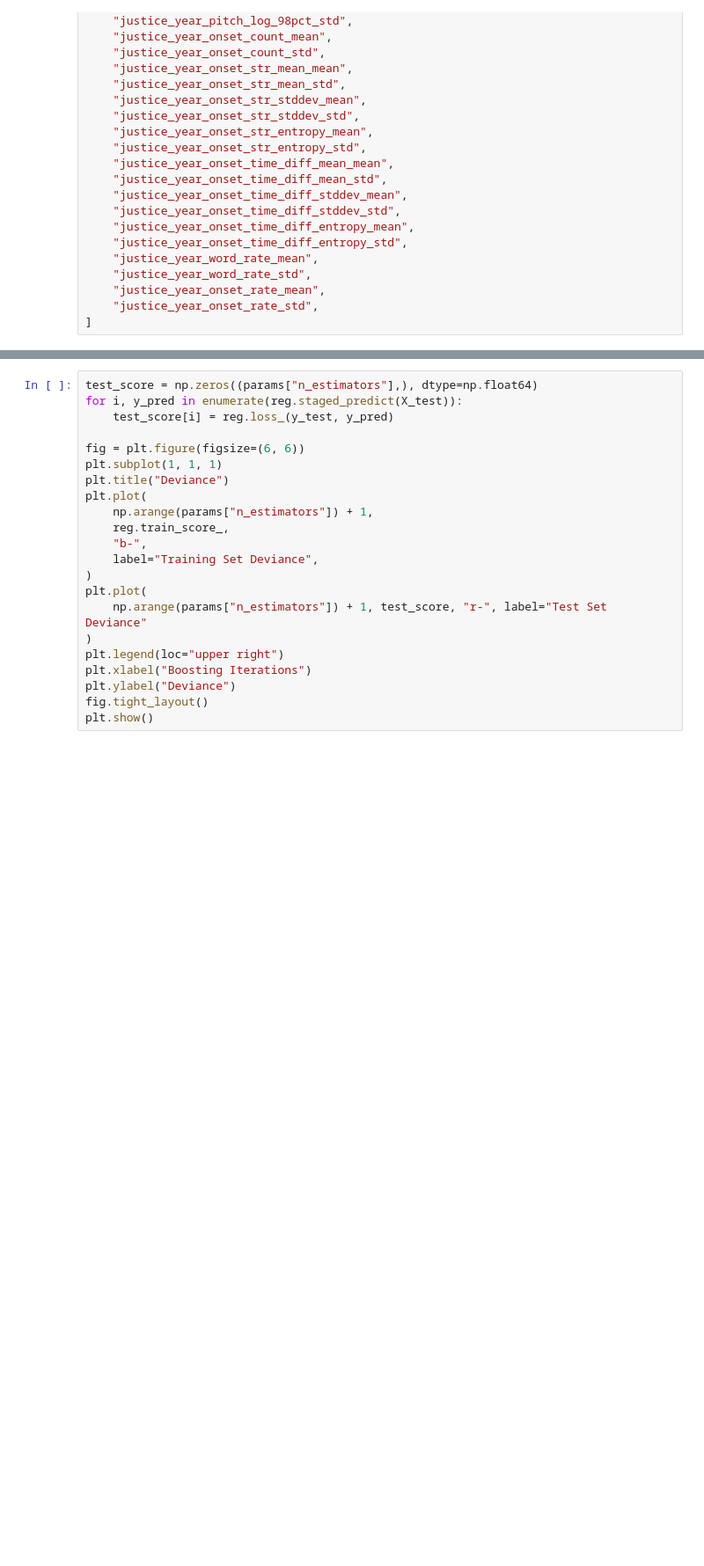
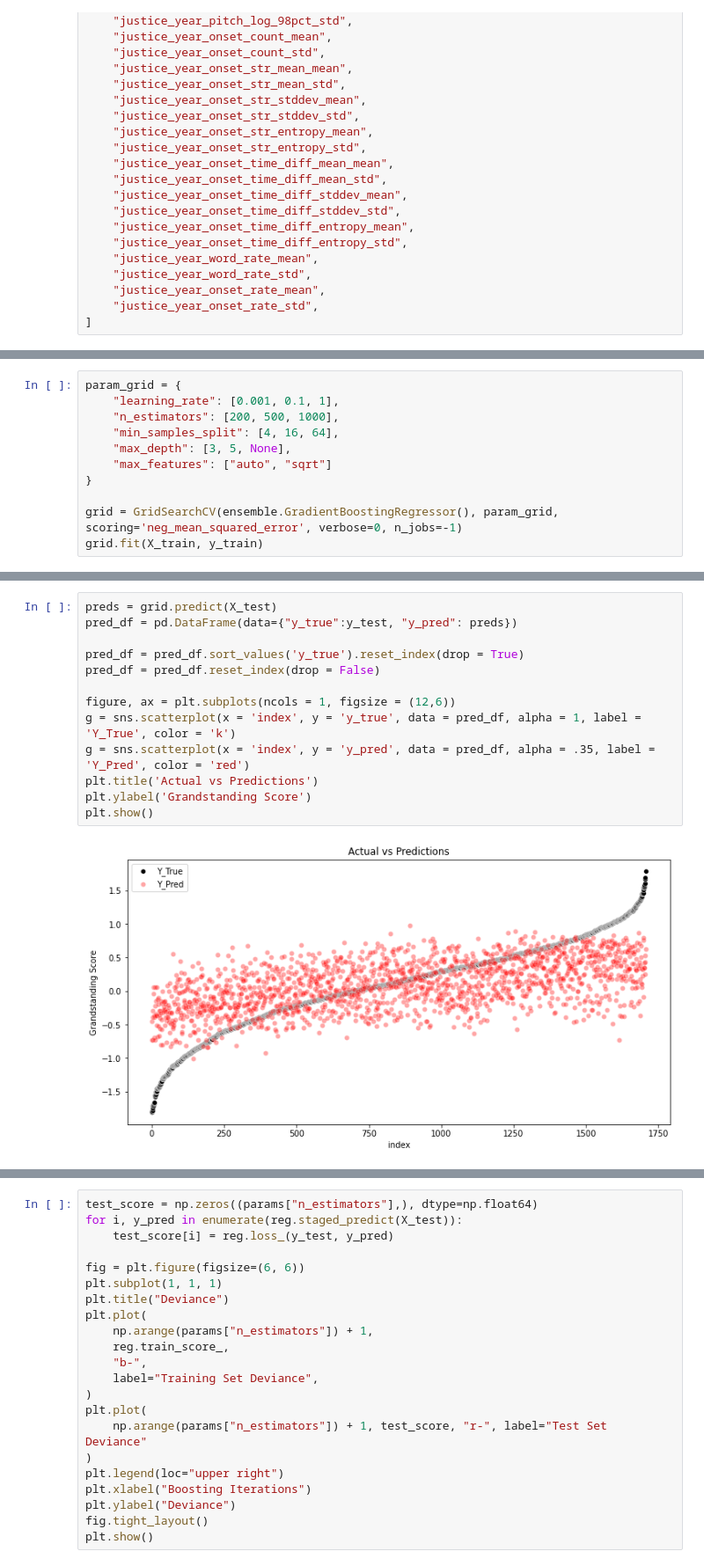
Before and after one commit to yagnesh7/grandstanding2021, a Jupyter notebook: notebooks/[06] summary_models.ipynb, the cells around one changed output, grey strips where cells are left out. Shown at 88% size. Drawn from its saved outputs; the diff is of its cells as text; blank space fills up the shorter version.

```diff
--- a/notebooks/[06] summary_models.ipynb
+++ b/notebooks/[06] summary_models.ipynb
@@ -145,0 +147,11 @@ The mean squared error (MSE) on test set: 0.2965
+# %%
+param_grid = {
+    "learning_rate": [0.001, 0.1, 1],
+    "n_estimators": [200, 500, 1000],
+    "min_samples_split": [4, 16, 64],
+    "max_depth": [3, 5, None],
+    "max_features": ["auto", "sqrt"]
+}
+
+grid = GridSearchCV(ensemble.GradientBoostingRegressor(), param_grid, scoring='neg_mean_squared_error', verbose=0, n_jobs=-1)
+grid.fit(X_train, y_train)
@@ -145,0 +173,15 @@ The mean squared error (MSE) on test set: 0.2965
+# %%
+preds = grid.predict(X_test)
+pred_df = pd.DataFrame(data={"y_true":y_test, "y_pred": preds})
+
+pred_df = pred_df.sort_values('y_true').reset_index(drop = True)
+pred_df = pred_df.reset_index(drop = False)
+
+figure, ax = plt.subplots(ncols = 1, figsize = (12,6))
+g = sns.scatterplot(x = 'index', y = 'y_true', data = pred_df, alpha = 1, label = 'Y_True', color = 'k')
+g = sns.scatterplot(x = 'index', y = 'y_pred', data = pred_df, alpha = .35, label = 'Y_Pred', color = 'red')
+plt.title('Actual vs Predictions')
+plt.ylabel('Grandstanding Score')
+plt.show()
+# %% [output]
+[figure, added]
```
Also changed, not shown: parts of 7 cells of this notebook, 10 other files.
